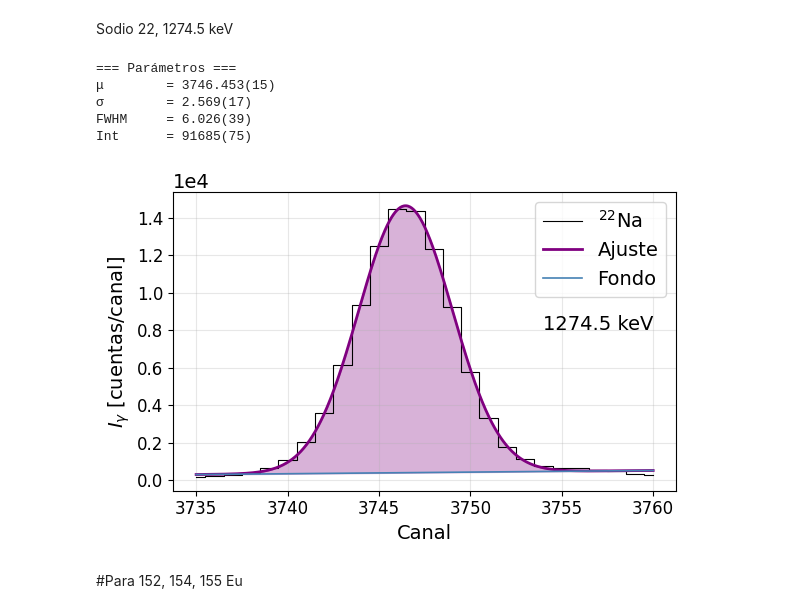
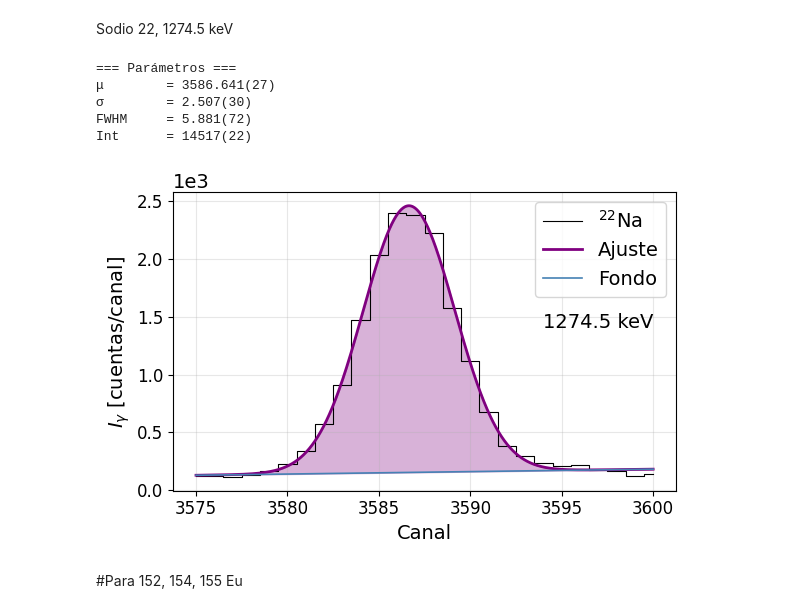
Before and after one commit to asarria48/Nuclear-physics, a Jupyter notebook: Informe3.ipynb, the cells around one changed output. Cells and saved outputs as stored; diff of their text form; code cells hidden in the pictures.

Commit message:
Corrección para el pico de sodio 22

```diff
--- a/Informe3.ipynb
+++ b/Informe3.ipynb
@@ -937,8 +937,8 @@ def format_unc(value, error):
     else:
         return f"{int(round(value_rounded))}({err_rounded})"
 
-# Pico de 661 keV
-x_min, x_max = 3735, 3760
+
+x_min, x_max = 3575, 3600
 mask = (x >= x_min) & (x <= x_max)
 x_region, y_region = x[mask], y[mask]
 
@@ -969,39 +969,39 @@ xf = np.linspace(x_region.min(), x_region.max(), 800)
 fit = gauss_bg(xf, *popt2)
 bg = popt2[3] + popt2[4] * xf
 
 
 for (xr, yr, xf, fit, bg, color, title) in [
     (x_region, y_region, xf, fit, bg, "purple", "Pico ($^{22}$Na)")
 ]:
     fig, ax = plt.subplots(figsize=(6, 4))
 
     ax.step(xr, yr, where='mid', color='black', lw=0.8, label='$^{22}$Na')
     ax.plot(xf, fit, color=color, lw=2, label='Ajuste')
     ax.plot(xf, bg, color='steelblue', lw=1.2, label='Fondo')
     ax.fill_between(xf, bg, fit, where=(fit > bg), color=color, alpha=0.3)
 
     ax.set_xlabel("Canal", fontsize=14)
     ax.set_ylabel("$I_\\gamma$ [cuentas/canal]", fontsize=14)
 
 
     ax.ticklabel_format(style='sci', axis='y', scilimits=(0, 0))
     ax.yaxis.get_offset_text().set_fontsize(14)
 
     ax.tick_params(axis='both', labelsize=12)
 
     ax.legend(fontsize=14)
-    plt.text(3754, 0.8*1e4, '1274.5 keV', fontsize=14)
+    plt.text(3594, 1.4*1e3, '1274.5 keV', fontsize=14)
     ax.grid(alpha=0.3)
 
     plt.tight_layout()
     plt.show()
 # %% [output]
 === Parámetros ===
-μ        = 3746.453(15)
-σ        = 2.569(17)
-FWHM     = 6.026(39)
-Int      = 91685(75)
+μ        = 3586.641(27)
+σ        = 2.507(30)
+FWHM     = 5.881(72)
+Int      = 14517(22)
-[figure, old version]
+[figure, new version]
 # %% [markdown]
 #Para 152, 154, 155 Eu
 # %% [markdown]
```
Also changed, not shown: parts of 5 cells of this notebook.
